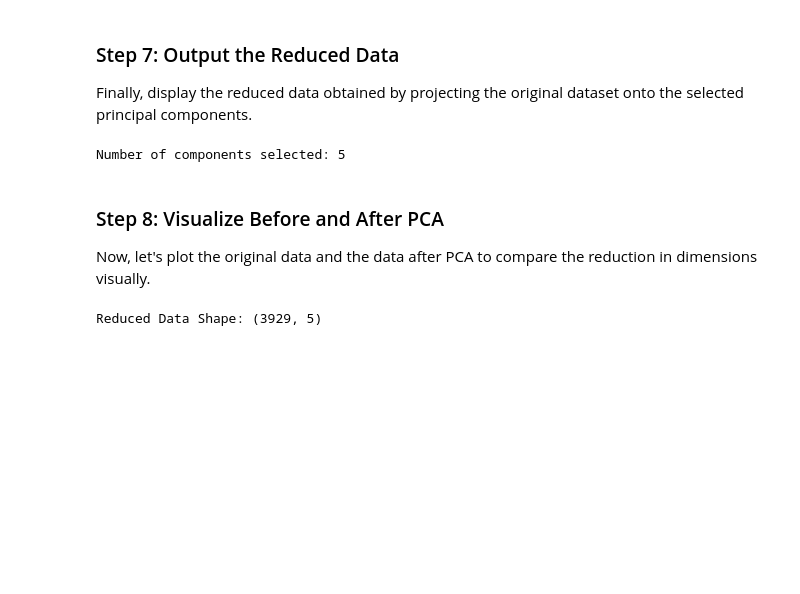
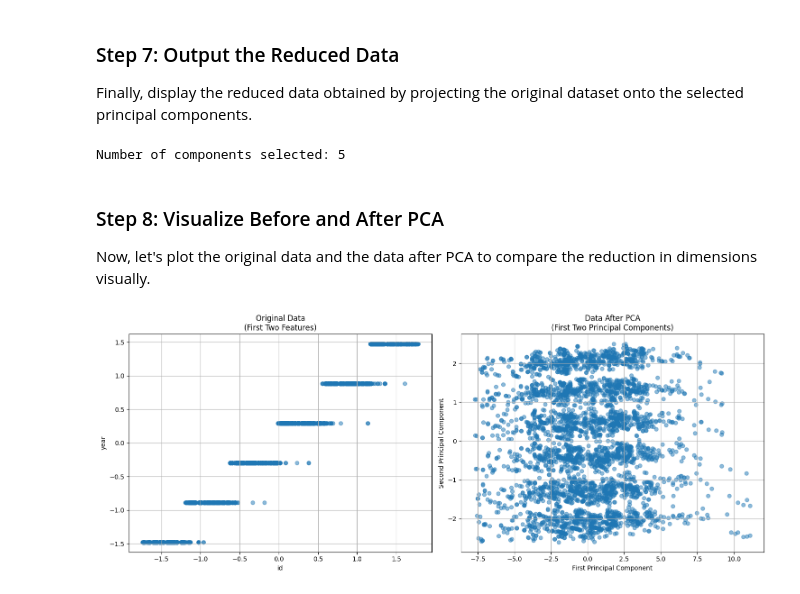
Before and after one commit to nitekar/PCA, a Jupyter notebook: Template_PCA_Formative_1[Peer_Pair_Number].ipynb, the cells around one changed output. Saved outputs shown, nothing was run; the diff lists cells and outputs as text; code cells hidden in the pictures; blank space fills up the shorter version.

Commit message:
feat: visualized data

```diff
--- a/Template_PCA_Formative_1[Peer_Pair_Number].ipynb
+++ b/Template_PCA_Formative_1[Peer_Pair_Number].ipynb
@@ -172,10 +172,29 @@ Number of components selected: 5
 # %% [markdown]
 ### Step 8: Visualize Before and After PCA
 Now, let's plot the original data and the data after PCA to compare the reduction in dimensions visually.
-# %%
-# Reduce data using the selected number of components
-reduced_data = projected_data[:, :num_components]
-
-print("Reduced Data Shape:", reduced_data.shape)
-# %% [output]
-Reduced Data Shape: (3929, 5)
+# %%
+import matplotlib.pyplot as plt
+
+# Create a figure with two subplots side by side
+plt.figure(figsize=(15, 6))
+
+# Plot 1: Original data (using first two features)
+plt.subplot(1, 2, 1)
+plt.scatter(standardized_data.iloc[:, 0], standardized_data.iloc[:, 1], alpha=0.5)
+plt.title('Original Data\n(First Two Features)')
+plt.xlabel(numerical_df.columns[0])
+plt.ylabel(numerical_df.columns[1])
+plt.grid(True)
+
+# Plot 2: Reduced data after PCA
+plt.subplot(1, 2, 2)
+plt.scatter(reduced_data[:, 0], reduced_data[:, 1], alpha=0.5)
+plt.title('Data After PCA\n(First Two Principal Components)')
+plt.xlabel('First Principal Component')
+plt.ylabel('Second Principal Component')
+plt.grid(True)
+
+plt.tight_layout()
+plt.show()
+# %% [output]
+[figure, added]
```
